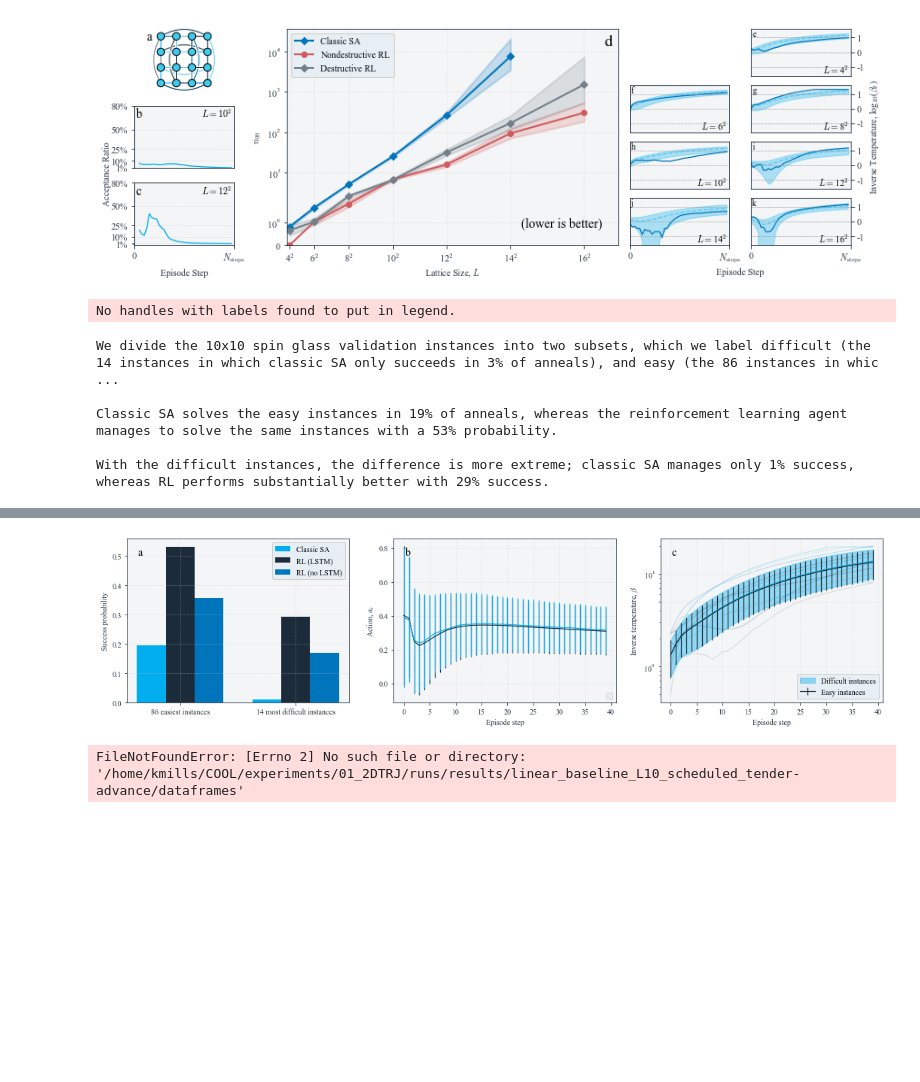
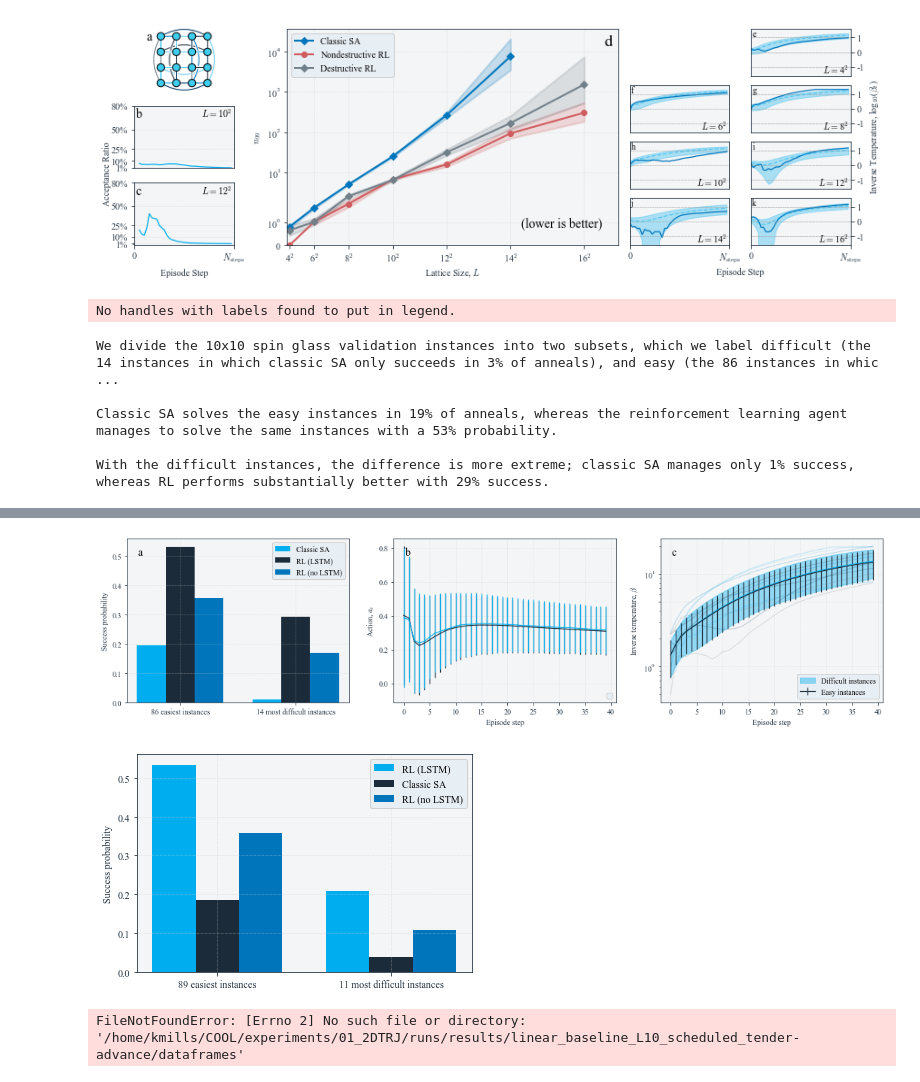
Before and after one commit to millskyle/COOL-1, a Jupyter notebook: plots/Plots.ipynb, the cells around one changed output, grey strips where cells are left out. Saved outputs shown, nothing was run; the diff lists cells and outputs as text; code cells hidden in the pictures; blank space fills up the shorter version.

Commit message:
easy_diff_split.pdf

```diff
--- a/plots/Plots.ipynb
+++ b/plots/Plots.ipynb
@@ -602,7 +602,8 @@ def compute_success(success, total, repeats, n99=False):
     else:
         return 100.*success / (total*repeats)
 
-def plot_easyhard_hamiltonian_success(ref_datafile, compare_datafiles, ref_trials_per_hamiltonian,comp_trials_per_hamiltonian,
+def plot_easyhard_hamiltonian_success(ref_datafile, compare_datafiles, ref_trials_per_hamiltonian,
+                                      comp_trials_per_hamiltonian, bar_colors=None,
                                       prepend_path="", postpend_file="HamiltonianSuccessperHam.dat",
                                      easy_threshold=3, instance_class="ERROR", labels=None, bars_only=False,
                                      write_schedules=False):
@@ -640,7 +641,7 @@ def plot_easyhard_hamiltonian_success(ref_datafile, compare_datafiles, ref_trial
 
 
     if bars_only:
-        fig, ax = plt.subplots(1,1, figsize(6,4))
+        fig, ax = plt.subplots(1,1, figsize=(6,4))
         axs=[ax]
     else:
         fig, axs = plt.subplots(1,3, figsize=(18,4))
@@ -648,12 +649,14 @@ def plot_easyhard_hamiltonian_success(ref_datafile, compare_datafiles, ref_trial
     w=0.5 #bar width
     ax = axs[0]
     nseries=1+len(compare_datafiles)
-    ax.bar(x=[0,0.5*(nseries+1)], height=[compute_success(*easy_ref, ref_trials_per_hamiltonian)/100., compute_success(*diff_ref, ref_trials_per_hamiltonian)/100.], width=w, label=labels[0])
+    ax.bar(x=[0,0.5*(nseries+1)], height=[compute_success(*easy_ref, ref_trials_per_hamiltonian)/100., compute_success(*diff_ref, ref_trials_per_hamiltonian)/100.], width=w, label=labels[0], color=bar_colors[0])
     for i in range(len(compare_datafiles)):
         ax.bar(x=[0+w*(i+1),0.5*(nseries+1)+w*(i+1)], height=[compute_success(*easy_comps[i], comp_trials_per_hamiltonian[i])/100.,
                                                               compute_success(*diff_comps[i], comp_trials_per_hamiltonian[i])/100.],
                width=w,
-               label=labels[i+1])
+               label=labels[i+1],
+               color=bar_colors[i+1]
+              )
 
     ax.set_xticks([-w/2 + (w*nseries)/2,
                    -w/2+(w*nseries)/2+w*(nseries+1)])
@@ -662,57 +665,57 @@ def plot_easyhard_hamiltonian_success(ref_datafile, compare_datafiles, ref_trial
     ax.set_ylabel("Success probability")
     ax.legend()
 
+    if not bars_only:
+        for compare_datafile in [compare_datafiles[0],]:
 
-    for compare_datafile in [compare_datafiles[0],]:
+            easy_schedules = []
+            diff_schedules = []
+            easy_actions = []
+            diff_actions = []
 
-        easy_schedules = []
-        diff_schedules = []
-        easy_actions = []
-        diff_actions = []
+            dfdir = os.path.join(prepend_path, compare_datafile, "dataframes")
+            for df in os.listdir(dfdir):
+                with h5py.File(os.path.join(dfdir,df), 'r') as F:
 
-        dfdir = os.path.join(prepend_path, compare_datafile, "dataframes")
-        for df in os.listdir(dfdir):
-            with h5py.File(os.path.join(dfdir,df), 'r') as F:
-
-                if F["hamiltonian"][0].decode('utf-8') in easy:
-                    #if F['success'][...]:
-                        easy_schedules.append(1/F['Tdat'][...])
-                        easy_actions.append(F['Adat'][...])
-                else:
-                    #if F['success'][...]:
-                        diff_schedules.append(1/F['Tdat'][...])
-                        diff_actions.append(F['Adat'][...])
+                    if F["hamiltonian"][0].decode('utf-8') in easy:
+                        #if F['success'][...]:
+                            easy_schedules.append(1/F['Tdat'][...])
+                            easy_actions.append(F['Adat'][...])
+                    else:
+                        #if F['success'][...]:
+                            diff_schedules.append(1/F['Tdat'][...])
+                            diff_actions.append(F['Adat'][...])
 
 
-        easy_schedules = np.array(easy_schedules)
-        #easy_schedules = easy_schedules / easy_schedules[:,0].reshape((-1,1))
-        mean_easy_schedule = np.mean(easy_schedules, axis=0)
-        std_easy_schedule = np.std(easy_schedules, axis=0)
+            easy_schedules = np.array(easy_schedules)
+            #easy_schedules = easy_schedules / easy_schedules[:,0].reshape((-1,1))
+            mean_easy_schedule = np.mean(easy_schedules, axis=0)
+            std_easy_schedule = np.std(easy_schedules, axis=0)
 
 
 
-        easy_actions = np.array(easy_actions)
-        mean_easy_action = np.mean(easy_actions, axis=0)
-        std_easy_action = np.std(easy_actions, axis=0)
+            easy_actions = np.array(easy_actions)
+            mean_easy_action = np.mean(easy_actions, axis=0)
+            std_easy_action = np.std(easy_actions, axis=0)
 
-        diff_schedules = np.array(diff_schedules)
-        #diff_schedules = diff_schedules / diff_schedules[:,0].reshape((-1,1))
-        mean_diff_schedule = np.mean(diff_schedules, axis=0)
-        std_diff_schedule = np.std(diff_schedules, axis=0)
+            diff_schedules = np.array(diff_schedules)
+            #diff_schedules = diff_schedules / diff_schedules[:,0].reshape((-1,1))
+            mean_diff_schedule = np.mean(diff_schedules, axis=0)
+            std_diff_schedule = np.std(diff_schedules, axis=0)
 
 
 
 
-        diff_actions = np.array(diff_actions)
-        mean_diff_action = np.mean(diff_actions, axis=0)
-        std_diff_action = np.std(diff_actions, axis=0)
+            diff_actions = np.array(diff_actions)
+            mean_diff_action = np.mean(diff_actions, axis=0)
+            std_diff_action = np.std(diff_actions, axis=0)
 
-        if write_schedules:
-            np.save(f"mean_easy_dbeta_{instance_class}",mean_easy_action)
-            np.save(f"mean_diff_dbeta_{instance_class}",mean_diff_action)
+            if write_schedules:
+                np.save(f"mean_easy_dbeta_{instance_class}",mean_easy_action)
+                np.save(f"mean_diff_dbeta_{instance_class}",mean_diff_action)
 
 
-        xs = np.arange(len(mean_easy_schedule))
+            xs = np.arange(len(mean_easy_schedule))
 
 
 
@@ -763,7 +766,9 @@ def plot_easyhard_hamiltonian_success(ref_datafile, compare_datafiles, ref_trial
 output = plot_easyhard_hamiltonian_success(ref_datafile=f"/home/kmills/COOL/experiments/01_2DTRJ/runs/results/linear_baseline_L10_dbeta_0.002000",
                                   compare_datafiles=[f"/home/kmills/COOL/experiments/01_2DTRJ/runs/results/{normal[10]}",
                                                      f"/home/kmills/COOL/experiments/01_2DTRJ/no_rnn/results/{no_rnn[10]}"],
+
                                   labels=["Classic SA", "RL (LSTM)", "RL (no LSTM)"],
+                                  colors=[COLORS[0], REDCOLOR, COLORS[1]],
                                   ref_trials_per_hamiltonian=100,
                                   comp_trials_per_hamiltonian=[100,100],
                                   easy_threshold=3,
@@ -801,6 +806,7 @@ output = plot_easyhard_hamiltonian_success(ref_datafile=f"/home/kmills/COOL/expe
                                                   #f"/home/kmills/COOL/experiments/01_2DTRJ/runs/results/{normal[10]}",
                                                      f"/home/kmills/COOL/experiments/01_2DTRJ/no_rnn/results/{no_rnn[10]}"],
                                   labels=["RL (LSTM)", "Classic SA", "RL (no LSTM)"],
+                                  colors=[REDCOLOR, COLORS[0], COLORS[1]],
                                   ref_trials_per_hamiltonian=100,
                                   comp_trials_per_hamiltonian=[100,100],
                                   easy_threshold=30,
@@ -816,4 +821,5 @@ NameError: name 'figsize' is not defined
 [figure]
+[figure, added]
 # %%
 output = plot_easyhard_hamiltonian_success(
       ref_datafile=f"/home/kmills/COOL/experiments/01_2DTRJ/runs/results/linear_baseline_L10_dbeta_0.002000",
```
Also changed, not shown: parts of 1 cell of this notebook, 1 other file.
